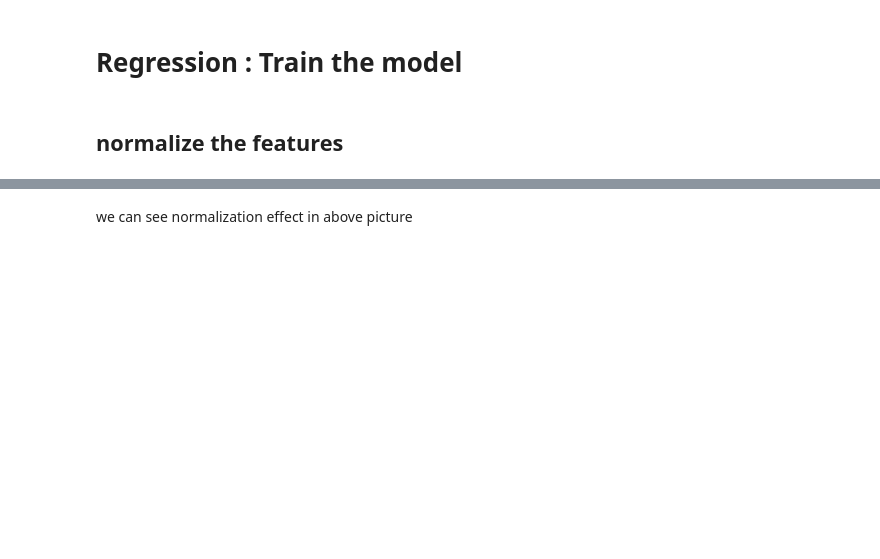
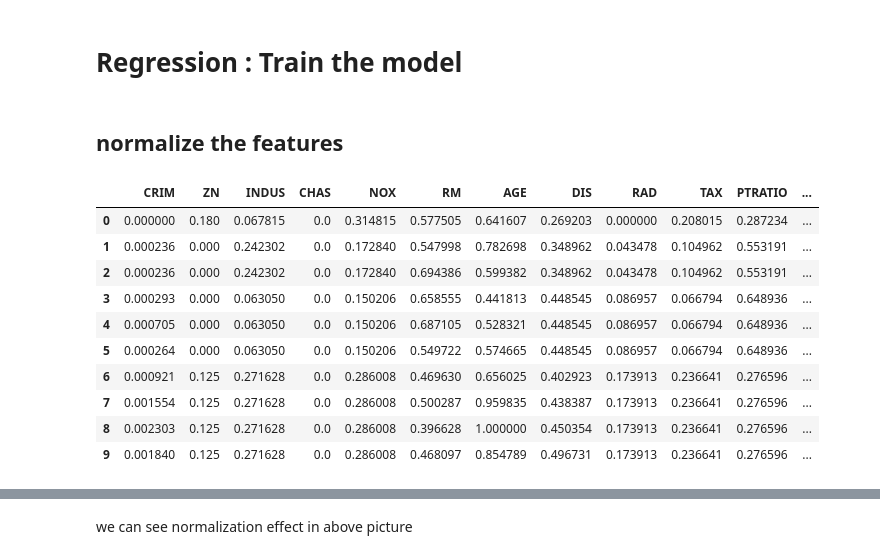
Before and after one commit to gowthamsharma/beautiful-jekyll, a Jupyter notebook: _uploads/linear_regression_scikit_learn.ipynb, the cells around one changed output, grey strips where cells are left out. Drawn from its saved outputs; the diff is of its cells as text; code cells hidden in the pictures; blank space fills up the shorter version.

```diff
--- a/_uploads/linear_regression_scikit_learn.ipynb
+++ b/_uploads/linear_regression_scikit_learn.ipynb
@@ -258,6 +229,20 @@ y = data['PRICE']
 # %%
 from sklearn.preprocessing import StandardScaler, MinMaxScaler
 scaler = MinMaxScaler().fit(X)
 scaled_X = scaler.transform(X)
+normalised_X = pandas.DataFrame(scaled_X, columns=list(features.columns.values))
+normalised_X.head(10)
+# %% [output]
+|  | CRIM | ZN | INDUS | CHAS | NOX | RM | AGE | DIS | RAD | TAX | PTRATIO | ... |
+| 0 | 0.000000 | 0.180 | 0.067815 | 0.0 | 0.314815 | 0.577505 | 0.641607 | 0.269203 | 0.000000 | 0.208015 | 0.287234 | ... |
+| 1 | 0.000236 | 0.000 | 0.242302 | 0.0 | 0.172840 | 0.547998 | 0.782698 | 0.348962 | 0.043478 | 0.104962 | 0.553191 | ... |
+| 2 | 0.000236 | 0.000 | 0.242302 | 0.0 | 0.172840 | 0.694386 | 0.599382 | 0.348962 | 0.043478 | 0.104962 | 0.553191 | ... |
+| 3 | 0.000293 | 0.000 | 0.063050 | 0.0 | 0.150206 | 0.658555 | 0.441813 | 0.448545 | 0.086957 | 0.066794 | 0.648936 | ... |
+| 4 | 0.000705 | 0.000 | 0.063050 | 0.0 | 0.150206 | 0.687105 | 0.528321 | 0.448545 | 0.086957 | 0.066794 | 0.648936 | ... |
+| 5 | 0.000264 | 0.000 | 0.063050 | 0.0 | 0.150206 | 0.549722 | 0.574665 | 0.448545 | 0.086957 | 0.066794 | 0.648936 | ... |
+| 6 | 0.000921 | 0.125 | 0.271628 | 0.0 | 0.286008 | 0.469630 | 0.656025 | 0.402923 | 0.173913 | 0.236641 | 0.276596 | ... |
+| 7 | 0.001554 | 0.125 | 0.271628 | 0.0 | 0.286008 | 0.500287 | 0.959835 | 0.438387 | 0.173913 | 0.236641 | 0.276596 | ... |
+| 8 | 0.002303 | 0.125 | 0.271628 | 0.0 | 0.286008 | 0.396628 | 1.000000 | 0.450354 | 0.173913 | 0.236641 | 0.276596 | ... |
+| 9 | 0.001840 | 0.125 | 0.271628 | 0.0 | 0.286008 | 0.468097 | 0.854789 | 0.496731 | 0.173913 | 0.236641 | 0.276596 | ... |
 # %%
 f,ax = plt.subplots(figsize=(15,8))
```
Also changed, not shown: parts of 17 cells of this notebook, 6 other files.
